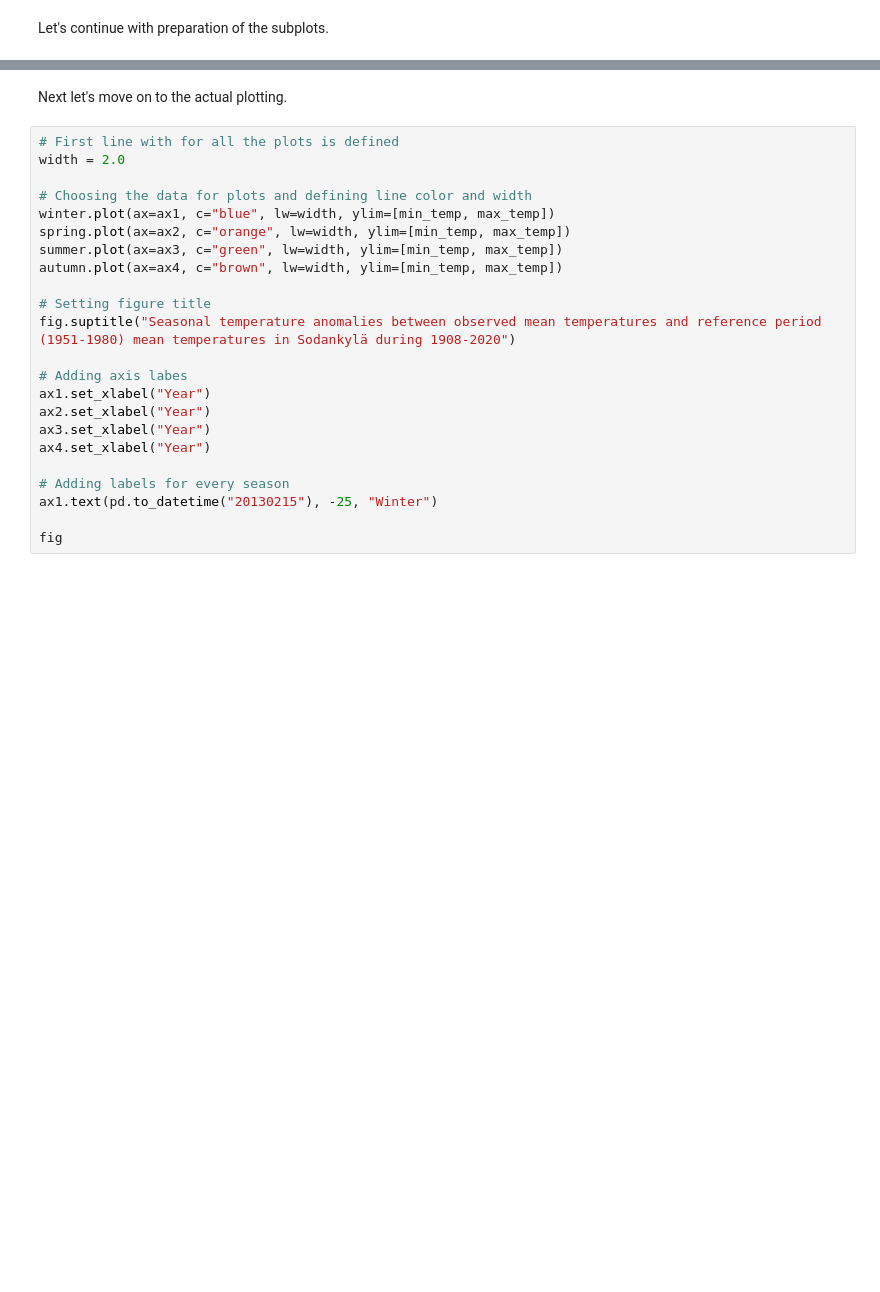
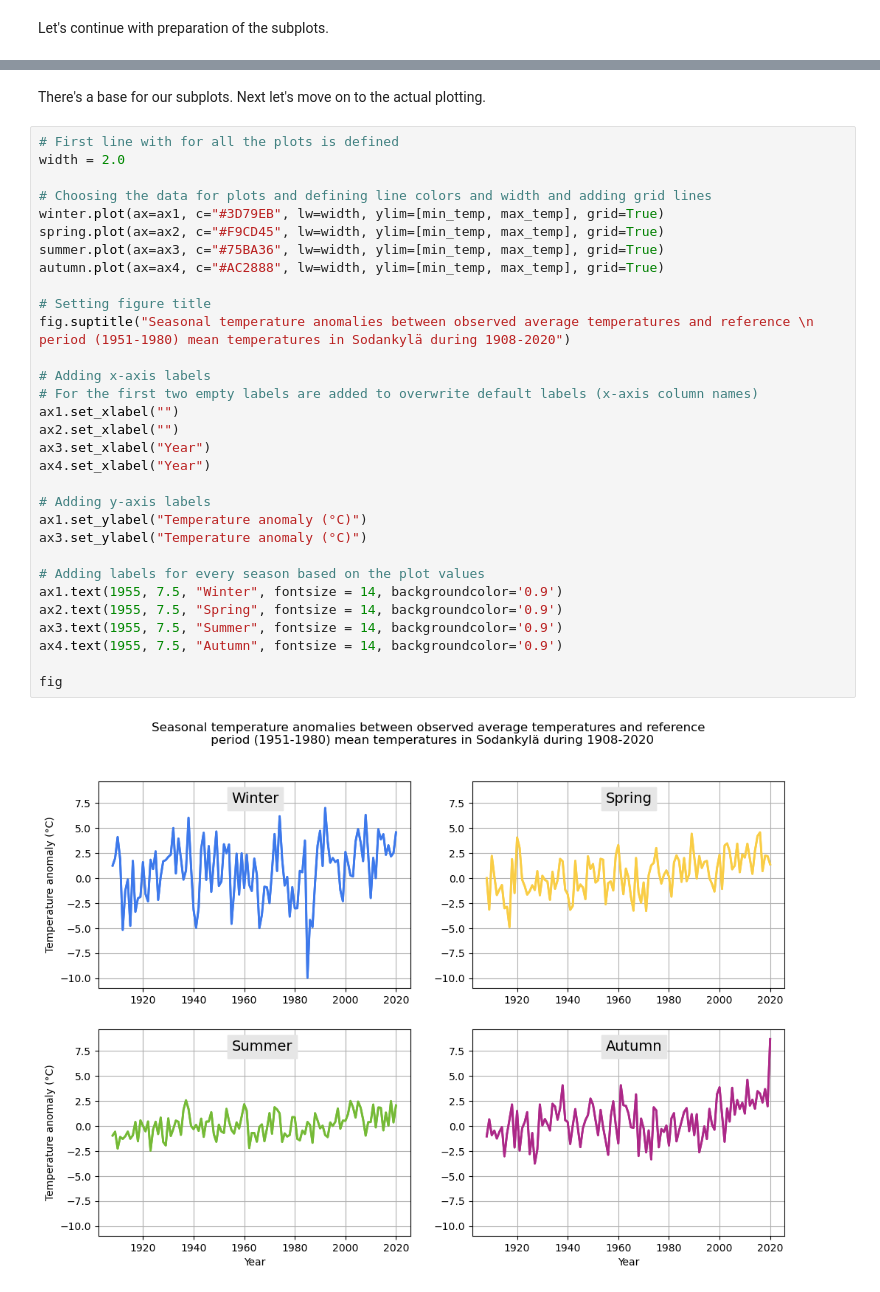
Before and after one commit to Geo-Python-2022/final-exercise-ellivikstedt, a Jupyter notebook: seasonal-weather-anomalies.ipynb, the cells around one changed output, grey strips where cells are left out. Drawn from its saved outputs; the diff is of its cells as text; blank space fills up the shorter version.

```diff
--- a/seasonal-weather-anomalies.ipynb
+++ b/seasonal-weather-anomalies.ipynb
@@ -242,27 +246,37 @@ ax4 = axes[1][1]
 # %% [output]
 [figure]
 # %% [markdown]
-Next let's move on to the actual plotting.
+There's a base for our subplots. Next let's move on to the actual plotting.
 # %%
 # First line with for all the plots is defined
 width = 2.0
 
-# Choosing the data for plots and defining line color and width
-winter.plot(ax=ax1, c="blue", lw=width, ylim=[min_temp, max_temp])
-spring.plot(ax=ax2, c="orange", lw=width, ylim=[min_temp, max_temp])
-summer.plot(ax=ax3, c="green", lw=width, ylim=[min_temp, max_temp])
-autumn.plot(ax=ax4, c="brown", lw=width, ylim=[min_temp, max_temp])
+# Choosing the data for plots and defining line colors and width and adding grid lines
+winter.plot(ax=ax1, c="#3D79EB", lw=width, ylim=[min_temp, max_temp], grid=True)
+spring.plot(ax=ax2, c="#F9CD45", lw=width, ylim=[min_temp, max_temp], grid=True)
+summer.plot(ax=ax3, c="#75BA36", lw=width, ylim=[min_temp, max_temp], grid=True)
+autumn.plot(ax=ax4, c="#AC2888", lw=width, ylim=[min_temp, max_temp], grid=True)
 
 # Setting figure title
-fig.suptitle("Seasonal temperature anomalies between observed mean temperatures and reference period (1951-1980) mean temperatures in Sodankylä during 1908-2020")
+fig.suptitle("Seasonal temperature anomalies between observed average temperatures and reference \n period (1951-1980) mean temperatures in Sodankylä during 1908-2020")
 
-# Adding axis labes
-ax1.set_xlabel("Year")
-ax2.set_xlabel("Year")
+# Adding x-axis labels
+# For the first two empty labels are added to overwrite default labels (x-axis column names)
+ax1.set_xlabel("")
+ax2.set_xlabel("")
 ax3.set_xlabel("Year")
 ax4.set_xlabel("Year")
 
-# Adding labels for every season
-ax1.text(pd.to_datetime("20130215"), -25, "Winter")
+# Adding y-axis labels
+ax1.set_ylabel("Temperature anomaly (°C)")
+ax3.set_ylabel("Temperature anomaly (°C)")
+
+# Adding labels for every season based on the plot values
+ax1.text(1955, 7.5, "Winter", fontsize = 14, backgroundcolor='0.9')
+ax2.text(1955, 7.5, "Spring", fontsize = 14, backgroundcolor='0.9')
+ax3.text(1955, 7.5, "Summer", fontsize = 14, backgroundcolor='0.9')
+ax4.text(1955, 7.5, "Autumn", fontsize = 14, backgroundcolor='0.9')
 
 fig
+# %% [output]
+[figure, added]
```
Also changed, not shown: parts of 22 cells of this notebook.
